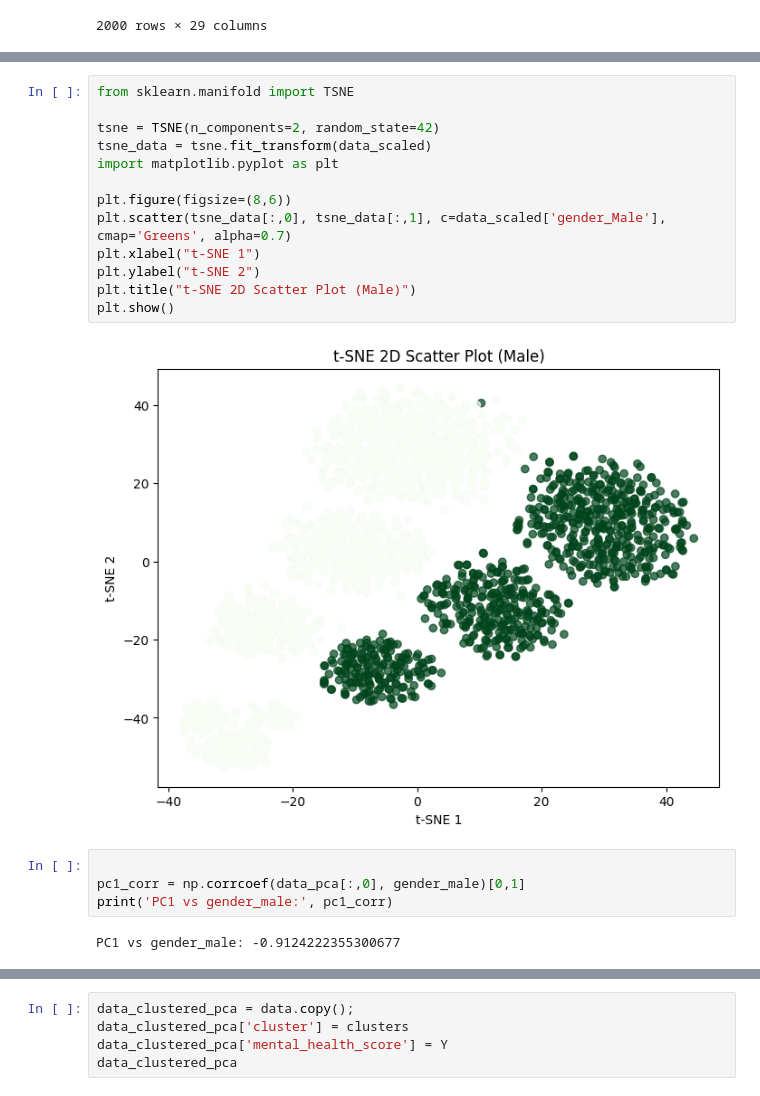
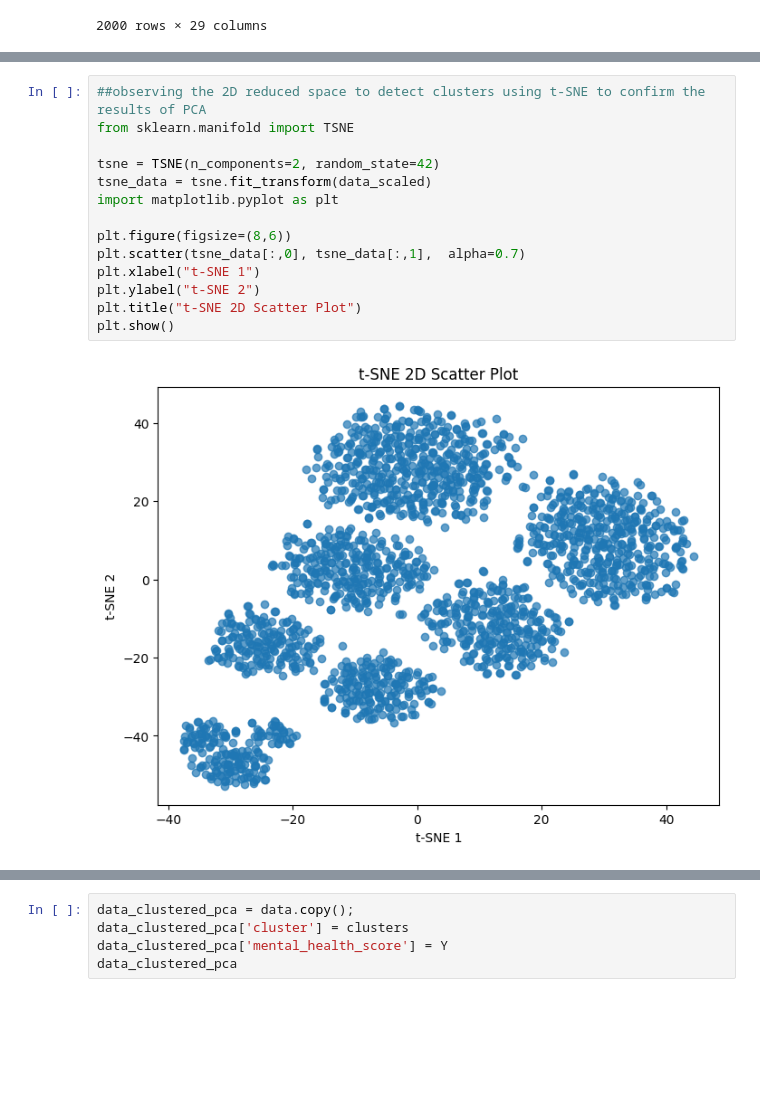
Before and after one commit to zi003/CSE445ML_Project, a Jupyter notebook: DBSCAN_implementation.ipynb, the cells around one changed output, grey strips where cells are left out. Cells and saved outputs as stored; diff of their text form; blank space fills up the shorter version.

```diff
--- a/DBSCAN_implementation.ipynb
+++ b/DBSCAN_implementation.ipynb
@@ -303,26 +272,21 @@ plt.show()
 # %% [output]
 [figure]
 # %%
+##observing the 2D reduced space to detect clusters using t-SNE to confirm the results of PCA
 from sklearn.manifold import TSNE
 
 tsne = TSNE(n_components=2, random_state=42)
 tsne_data = tsne.fit_transform(data_scaled)
 import matplotlib.pyplot as plt
 
 plt.figure(figsize=(8,6))
-plt.scatter(tsne_data[:,0], tsne_data[:,1], c=data_scaled['gender_Male'], cmap='Greens', alpha=0.7)
+plt.scatter(tsne_data[:,0], tsne_data[:,1],  alpha=0.7)
 plt.xlabel("t-SNE 1")
 plt.ylabel("t-SNE 2")
-plt.title("t-SNE 2D Scatter Plot (Male)")
+plt.title("t-SNE 2D Scatter Plot")
 plt.show()
 # %% [output]
-[figure, old version]
+[figure, new version]
-# %%
-
-pc1_corr = np.corrcoef(data_pca[:,0], gender_male)[0,1]
-print('PC1 vs gender_male:', pc1_corr)
-# %% [output]
-PC1 vs gender_male: -0.9124222355300677
 # %%
 #applying dbscan on reduced data
 #defining the parameters
```
Also changed, not shown: parts of 26 cells of this notebook.
